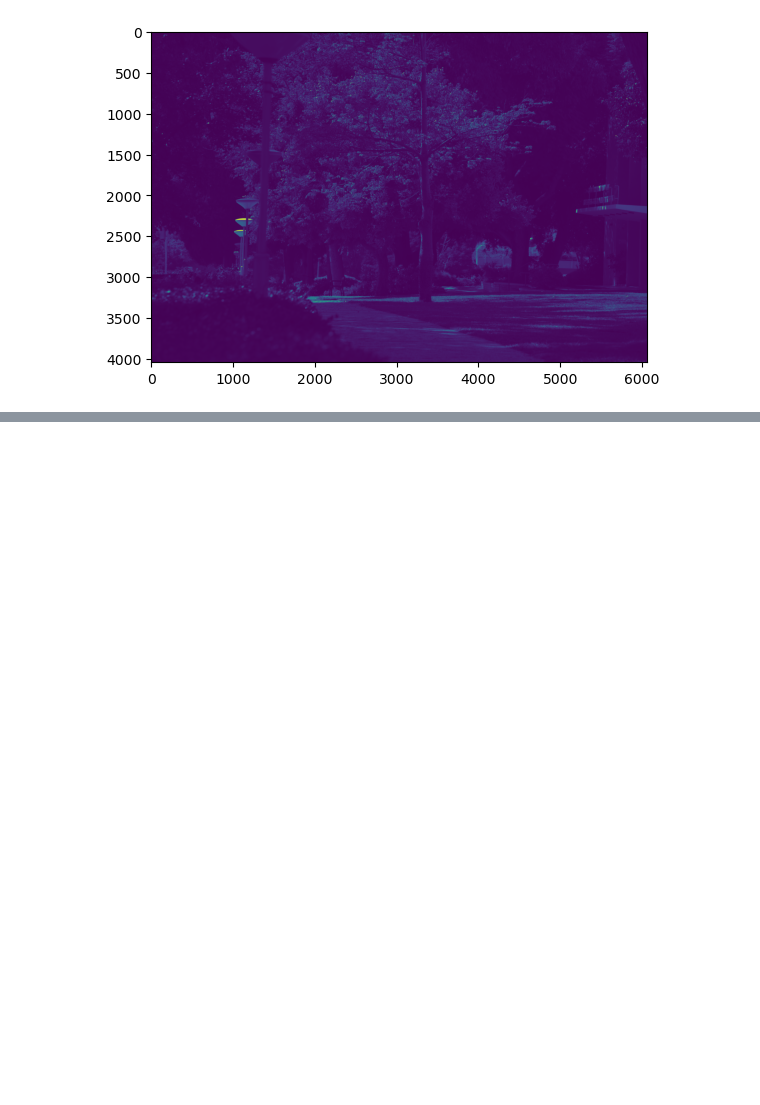
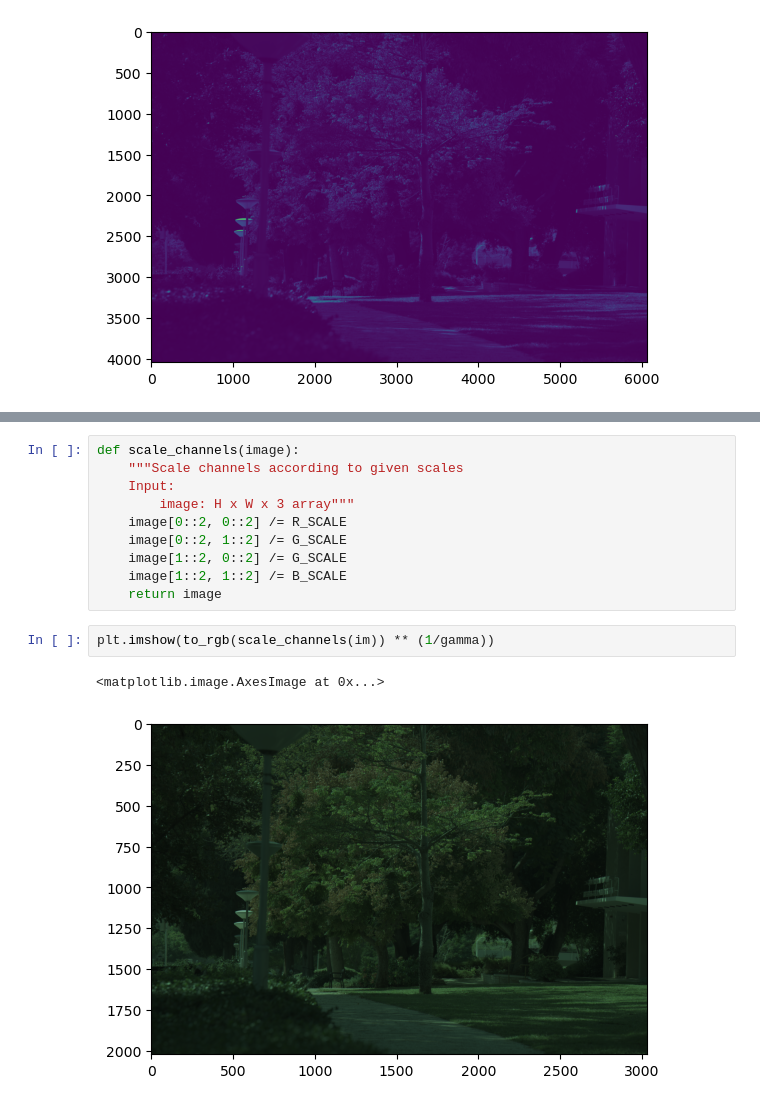
Before and after one commit to Chayush123/Computational-Imaging-Course, a Jupyter notebook: HW1/assgn1/HW1_code.ipynb, the cells around one changed output, grey strips where cells are left out. Cells and saved outputs as stored; diff of their text form; blank space fills up the shorter version.

```diff
--- a/HW1/assgn1/HW1_code.ipynb
+++ b/HW1/assgn1/HW1_code.ipynb
@@ -55,0 +97,15 @@ plt.imshow(im)
+# %%
+def scale_channels(image):
+    """Scale channels according to given scales
+    Input:
+        image: H x W x 3 array"""
+    image[0::2, 0::2] /= R_SCALE
+    image[0::2, 1::2] /= G_SCALE
+    image[1::2, 0::2] /= G_SCALE
+    image[1::2, 1::2] /= B_SCALE
+    return image
+# %%
+plt.imshow(to_rgb(scale_channels(im)) ** (1/gamma))
+# %% [output]
+<matplotlib.image.AxesImage at 0x...>
+[figure, added]
```
Also changed, not shown: parts of 6 cells of this notebook.
